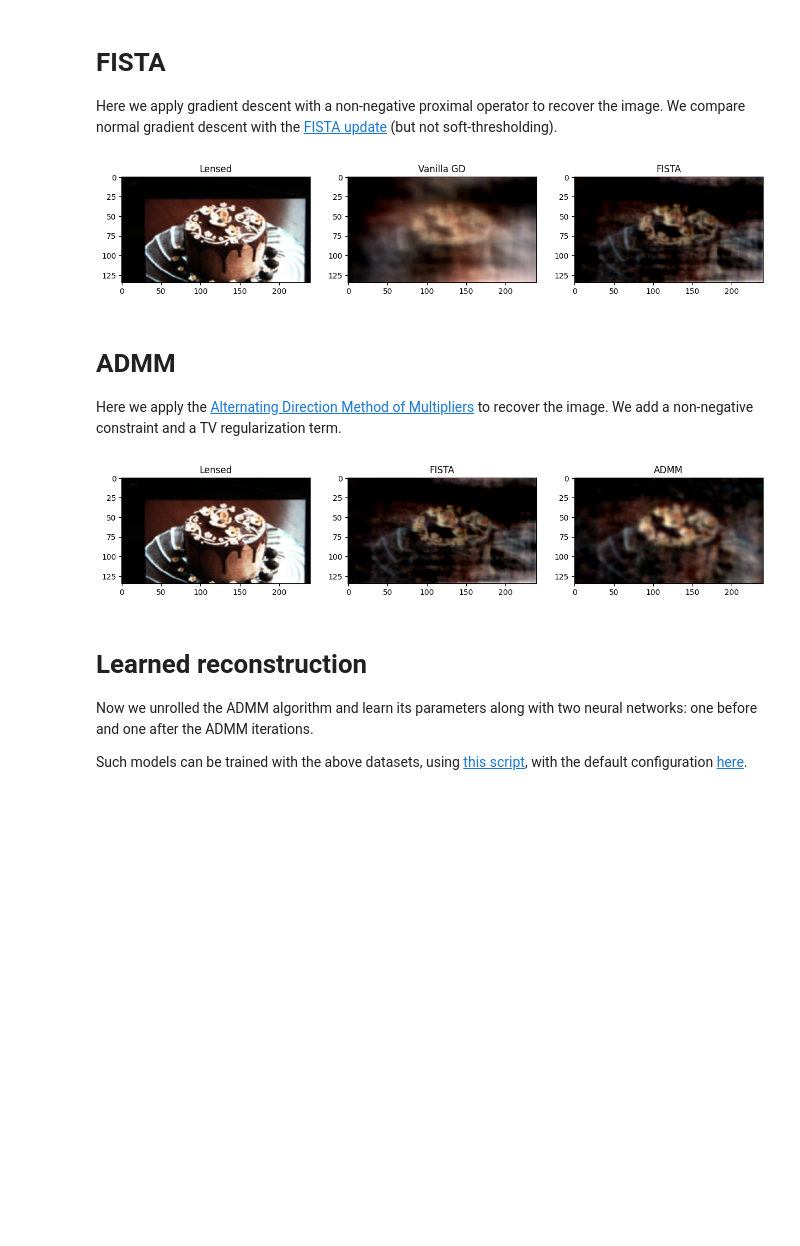
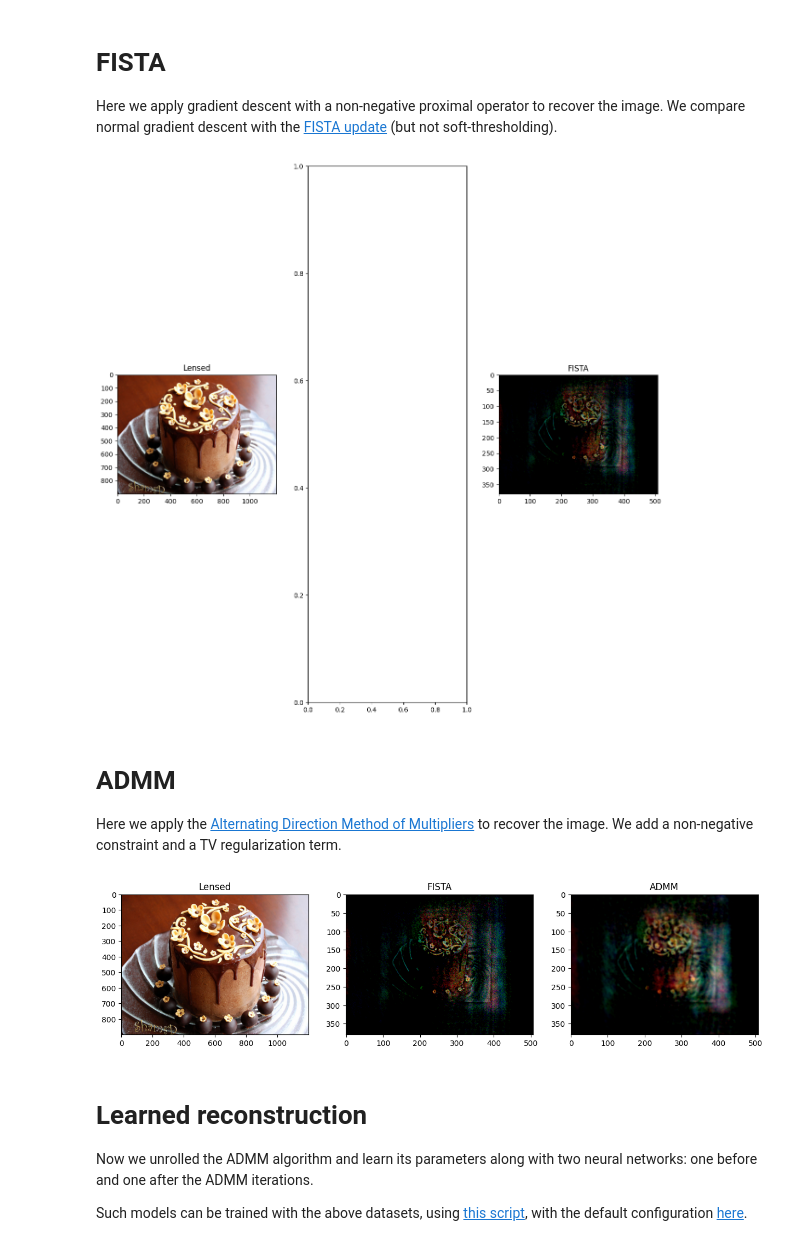
Before and after one commit to LCAV/LenslessPiCam, a Jupyter notebook: notebook/lenslesspicam_demo.ipynb, the cells around one changed output. Drawn from its saved outputs; the diff is of its cells as text; code cells hidden in the pictures; blank space fills up the shorter version.

```diff
--- a/notebook/lenslesspicam_demo.ipynb
+++ b/notebook/lenslesspicam_demo.ipynb
@@ -306,8 +322,15 @@ Available datasets:
 # %%
 from lensless.utils.dataset import get_dataset
 
+
 CACHE_DIR = None   # path to download dataset, by default it is stored in ~/.cache/huggingface/datasets
 dataset = "diffusercam_mirflickr"
+idx = 1
+
+dataset = "digicam_mirflickr_mini"
+dataset= "tapecam_mirflickr"
+dataset = "voronoi_mirflickr_mini"
+idx = 2
 
 # load test set
 test_set = get_dataset(
@@ -316,7 +339,8 @@ test_set = get_dataset(
     cache_dir=CACHE_DIR
 )
 print(f"Number of files : {len(test_set)}")
-lensless, lensed = test_set[1]
+lensless, lensed = test_set[idx]
+psf = test_set.psf.numpy().squeeze()   # drop extra dimension for depth
 
 fig, axs = plt.subplots(1, 3, figsize=(15, 15))
 plot_image(lensless, ax=axs[0])
@@ -380,29 +404,31 @@ for i, K in enumerate(K_vals):
 Here we apply gradient descent with a non-negative proximal operator to recover the image. We compare normal gradient descent with the [FISTA update](https://www.ceremade.dauphine.fr/~carlier/FISTA) (but not soft-thresholding).
 # %%
 from lensless import GradientDescent, FISTA
+from lensless.utils.io import save_image
 
-max_iter = 100
+max_iter = 300
 
-# normal gradient descent
-recon = GradientDescent(test_set.psf, max_iter=max_iter)
-recon.set_data(lensless)
-vanilla_gd = recon.apply()
+# # normal gradient descent
+# recon = GradientDescent(test_set.psf, n_iter=max_iter)
+# recon.set_data(lensless)
+# vanilla_gd = recon.apply()
 
 # FISTA
-recon = FISTA(test_set.psf, max_iter=max_iter)
+recon = FISTA(test_set.psf, n_iter=max_iter)
 recon.set_data(lensless)
 fista_gd = recon.apply()
+save_image(fista_gd.numpy(), f"voronoi_fista_{max_iter}.png")
 
 # compare
 fig, axs = plt.subplots(1, 3, figsize=(15, 15))
 plot_image(lensed, ax=axs[0])
 axs[0].set_title("Lensed")
-plot_image(vanilla_gd, ax=axs[1])
-axs[1].set_title("Vanilla GD")
+# plot_image(vanilla_gd, ax=axs[1])
+# axs[1].set_title("Vanilla GD")
 plot_image(fista_gd, ax=axs[2])
 axs[2].set_title("FISTA");
 # %% [output]
-[figure, old version]
+[figure, new version]
 # %% [markdown]
 # ADMM
 
@@ -410,12 +436,13 @@ Here we apply the [Alternating Direction Method of Multipliers](https://web.stan
 # %%
 from lensless import ADMM
 
-max_iter = 10
+max_iter = 50
 
 # ADMM
-recon = ADMM(test_set.psf, max_iter=max_iter)
+recon = ADMM(test_set.psf, n_iter=max_iter)
 recon.set_data(lensless)
 admm_out = recon.apply()
+save_image(admm_out.numpy(), f"voronoi_admm_{max_iter}.png")
 
 # compare
 fig, axs = plt.subplots(1, 3, figsize=(15, 15))
@@ -426,7 +453,7 @@ axs[1].set_title("FISTA")
 plot_image(admm_out, ax=axs[2])
 axs[2].set_title("ADMM");
 # %% [output]
-[figure, old version]
+[figure, new version]
 # %% [markdown]
 # Learned reconstruction
 
```
Also changed, not shown: parts of 4 cells of this notebook.
